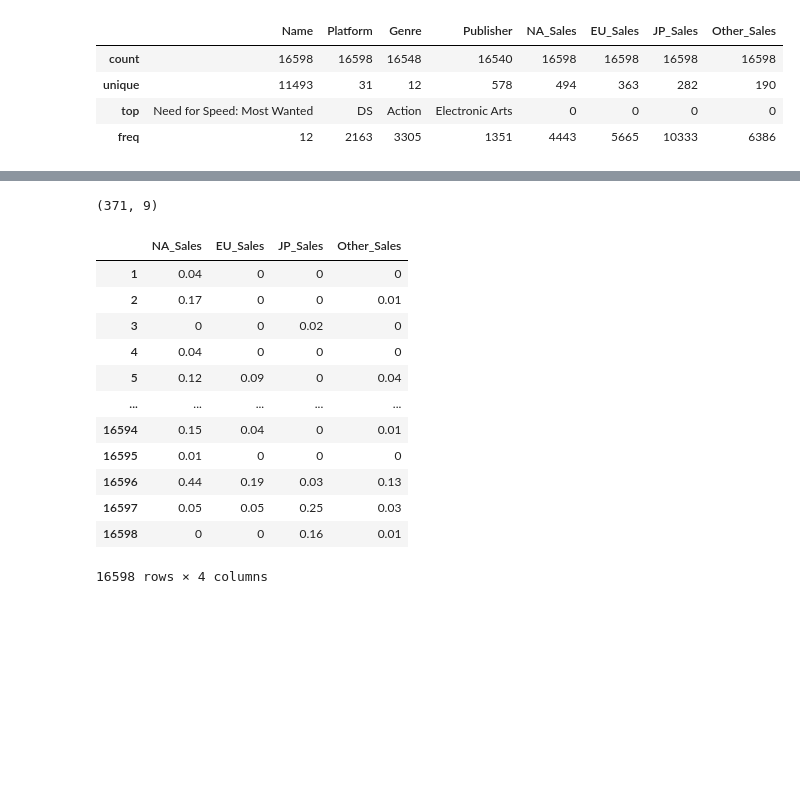
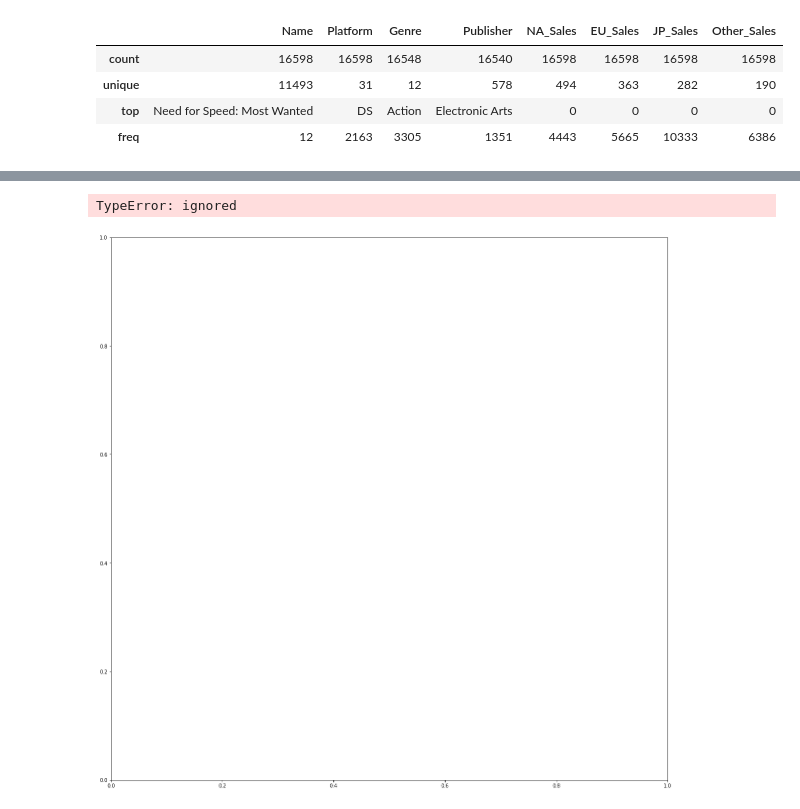
Before and after one commit to daje0601/CookBook-Python, a Jupyter notebook: section1_project_ds.ipynb, the cells around one changed output, grey strips where cells are left out. Drawn from its saved outputs; the diff is of its cells as text; code cells hidden in the pictures; blank space fills up the shorter version.

```diff
--- a/section1_project_ds.ipynb
+++ b/section1_project_ds.ipynb
@@ -61,0 +96,7 @@ msno.matrix(df)
+# %%
+lists = ["NA_Sales", "EU_Sales", "JP_Sales", "Other_Sales"]
+for list in lists :
+  df[list] = (df[list].replace(r'[KM]+$', '', regex=True).astype(float) * df[list].str.extract(r'[\d\.]+([KM]+)', expand=False).fillna(1).replace(['K','M'], [10**-3, 10**1]).astype(int))
+
+
+df.head()
@@ -61,0 +110,2 @@ msno.matrix(df)
+# %%
+df['Year'] = df['Year'].astype(str)
@@ -61,0 +116,4 @@ msno.matrix(df)
+# %%
+df["sum"] = df["NA_Sales"]+df["EU_Sales"]+df["JP_Sales"]+df["Other_Sales"]
+df = df.sort_values(ascending=False, by="sum")
+df.head()
@@ -61,0 +127,3 @@ msno.matrix(df)
+# %%
+df1 = df.iloc[0:10, :]
+df1.head()
@@ -62 +147,7 @@ msno.matrix(df)
+# %%
+plt.figure(figsize=(20,20))
+plt.barh( width=1.0, data=df1, x="Name", y="sum",palette="Blues_r").set_title("Sum")
+# %% [output]
+TypeError: ignored
+[figure, added]
 # %%
@@ -72,22 +161,0 @@ df["Year"] = df["Year"].fillna(df.groupby(["Platform","Genre","Publisher"])["Yea
-# %%
-condition = (df["Year"] < 1900)
-df[condition].shape
-# %% [output]
-(371, 9)
-# %%
-df1 = df.iloc[:, 5:]
-df1
-# %% [output]
-|  | NA_Sales | EU_Sales | JP_Sales | Other_Sales |
-| 1 | 0.04 | 0 | 0 | 0 |
-| 2 | 0.17 | 0 | 0 | 0.01 |
-| 3 | 0 | 0 | 0.02 | 0 |
-| 4 | 0.04 | 0 | 0 | 0 |
-| 5 | 0.12 | 0.09 | 0 | 0.04 |
-| ... | ... | ... | ... | ... |
-| 16594 | 0.15 | 0.04 | 0 | 0.01 |
-| 16595 | 0.01 | 0 | 0 | 0 |
-| 16596 | 0.44 | 0.19 | 0.03 | 0.13 |
-| 16597 | 0.05 | 0.05 | 0.25 | 0.03 |
-| 16598 | 0 | 0 | 0.16 | 0.01 |
-16598 rows × 4 columns
```
Also changed, not shown: parts of 24 cells of this notebook.
